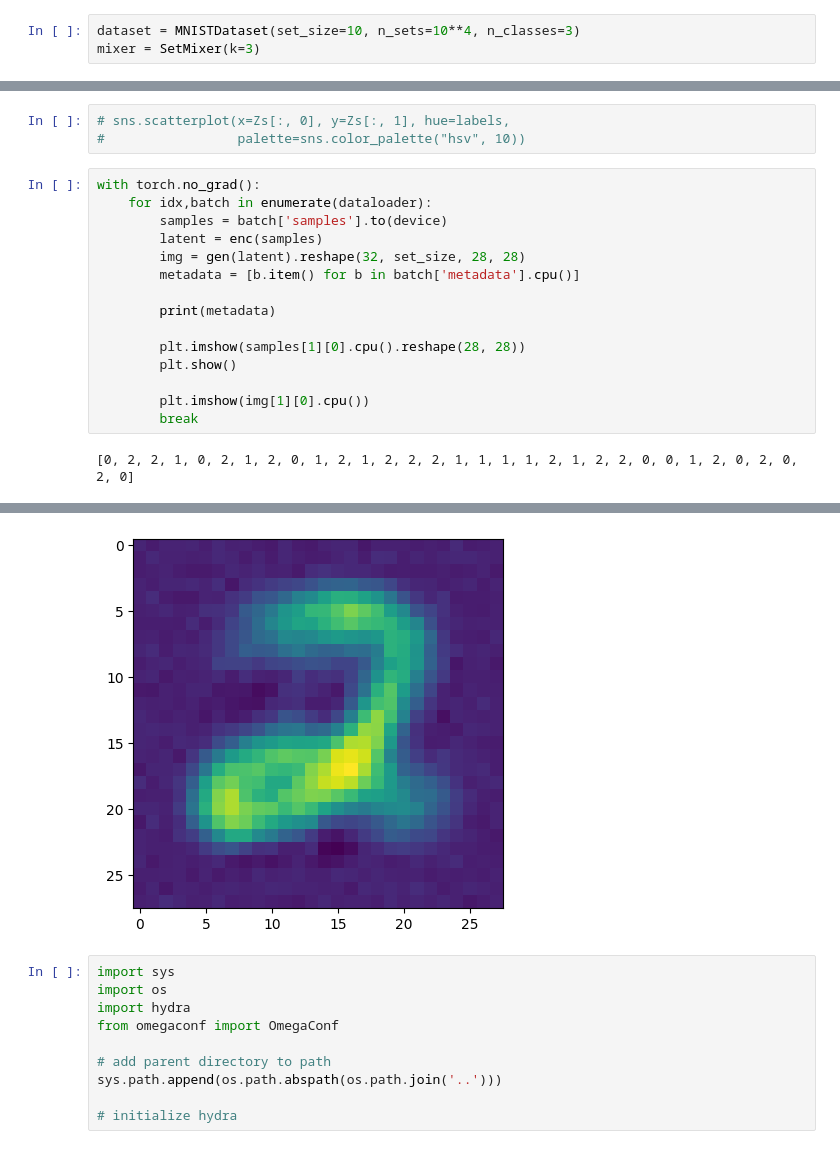
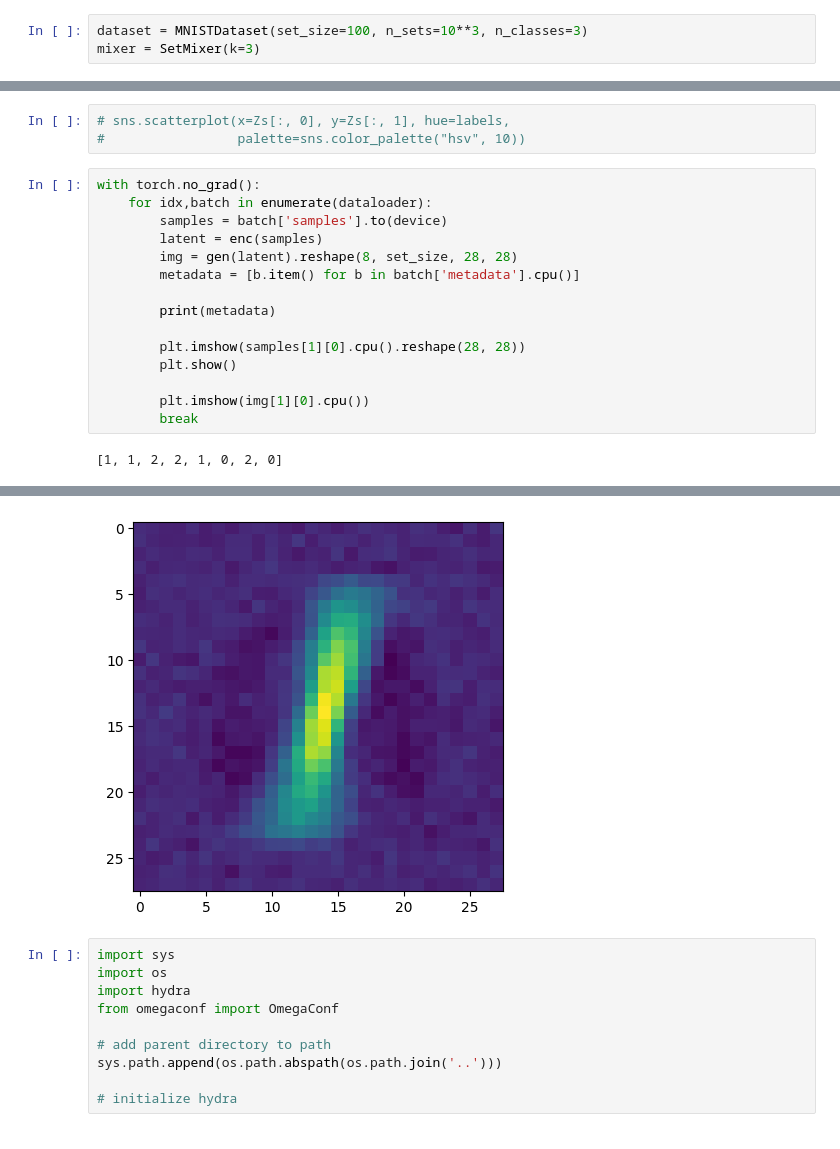
Before and after one commit to njwfish/DistributionEmbeddings, a Jupyter notebook: notebooks/playground/wormhole.ipynb, the cells around one changed output, grey strips where cells are left out. Cells and saved outputs as stored; diff of their text form.

```diff
--- a/notebooks/playground/wormhole.ipynb
+++ b/notebooks/playground/wormhole.ipynb
@@ -14,5 +18,5 @@ from mixer.mixer import SetMixer
 # %%
-dataset = MNISTDataset(set_size=10, n_sets=10**4, n_classes=3)
+dataset = MNISTDataset(set_size=100, n_sets=10**3, n_classes=3)
 mixer = SetMixer(k=3)
 # %%
 dataloader = DataLoader(
@@ -111,7 +118,7 @@ with torch.no_grad():
     for idx,batch in enumerate(dataloader):
         samples = batch['samples'].to(device)
         latent = enc(samples)
-        img = gen(latent).reshape(32, set_size, 28, 28)
+        img = gen(latent).reshape(8, set_size, 28, 28)
         metadata = [b.item() for b in batch['metadata'].cpu()]
 
         print(metadata)
@@ -122,4 +129,4 @@ with torch.no_grad():
         plt.imshow(img[1][0].cpu())
         break
 # %% [output]
-[0, 2, 2, 1, 0, 2, 1, 2, 0, 1, 2, 1, 2, 2, 2, 1, 1, 1, 1, 2, 1, 2, 2, 0, 0, 1, 2, 0, 2, 0, 2, 0]
+[1, 1, 2, 2, 1, 0, 2, 0]
@@ -127,4 +134,4 @@ with torch.no_grad():
-[figure, old version]
+[figure, new version]
 # %%
 import sys
 import os
```
Also changed, not shown: parts of 4 cells of this notebook, 16 other files.
